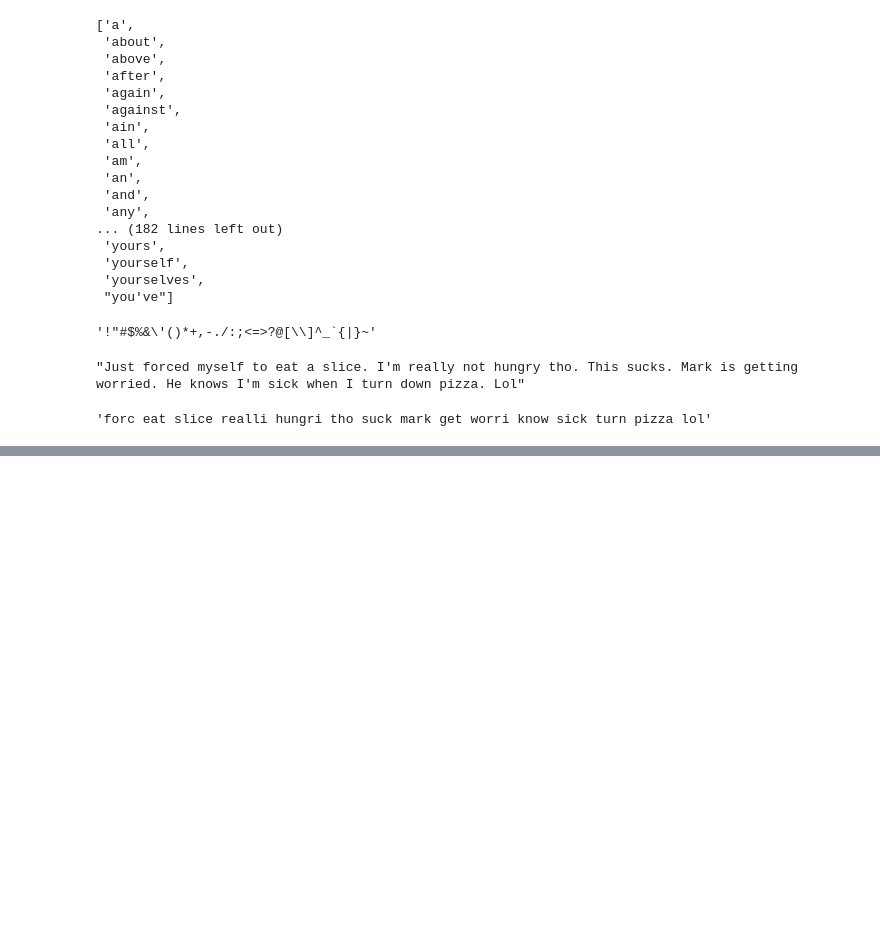
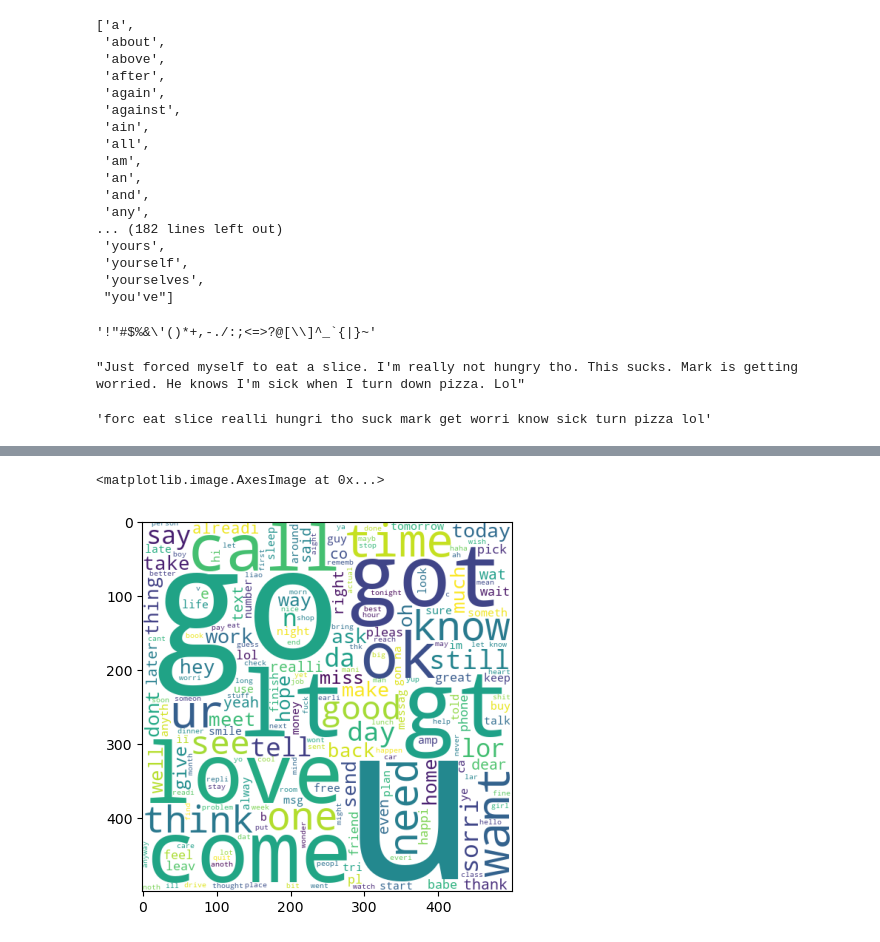
Before and after one commit to Niraj7272/DataScience, a Jupyter notebook: Practice/NLP/Spam_Classification(NLP + ML)/SpamClassification.ipynb, the cells around one changed output, grey strips where cells are left out. Saved outputs shown, nothing was run; the diff lists cells and outputs as text; code cells hidden in the pictures; blank space fills up the shorter version.

```diff
--- a/Practice/NLP/Spam_Classification(NLP + ML)/SpamClassification.ipynb
+++ b/Practice/NLP/Spam_Classification(NLP + ML)/SpamClassification.ipynb
@@ -493,0 +559,5 @@ transform_text("Just forced myself to eat a slice. I'm really not hungry tho. Th
+# %%
+plt.imshow(ham_wc)
+# %% [output]
+<matplotlib.image.AxesImage at 0x...>
+[figure, added]
```
Also changed, not shown: parts of 29 cells of this notebook.
